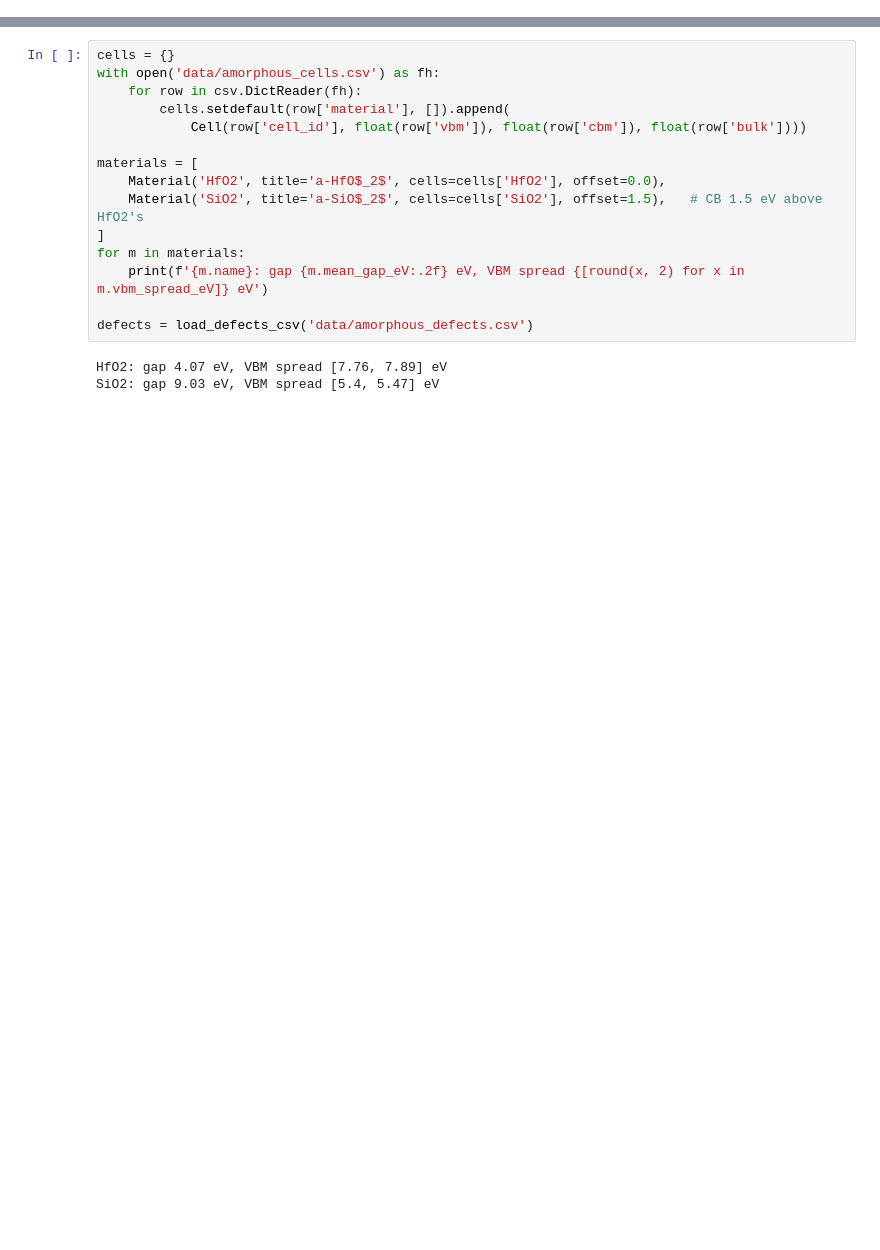
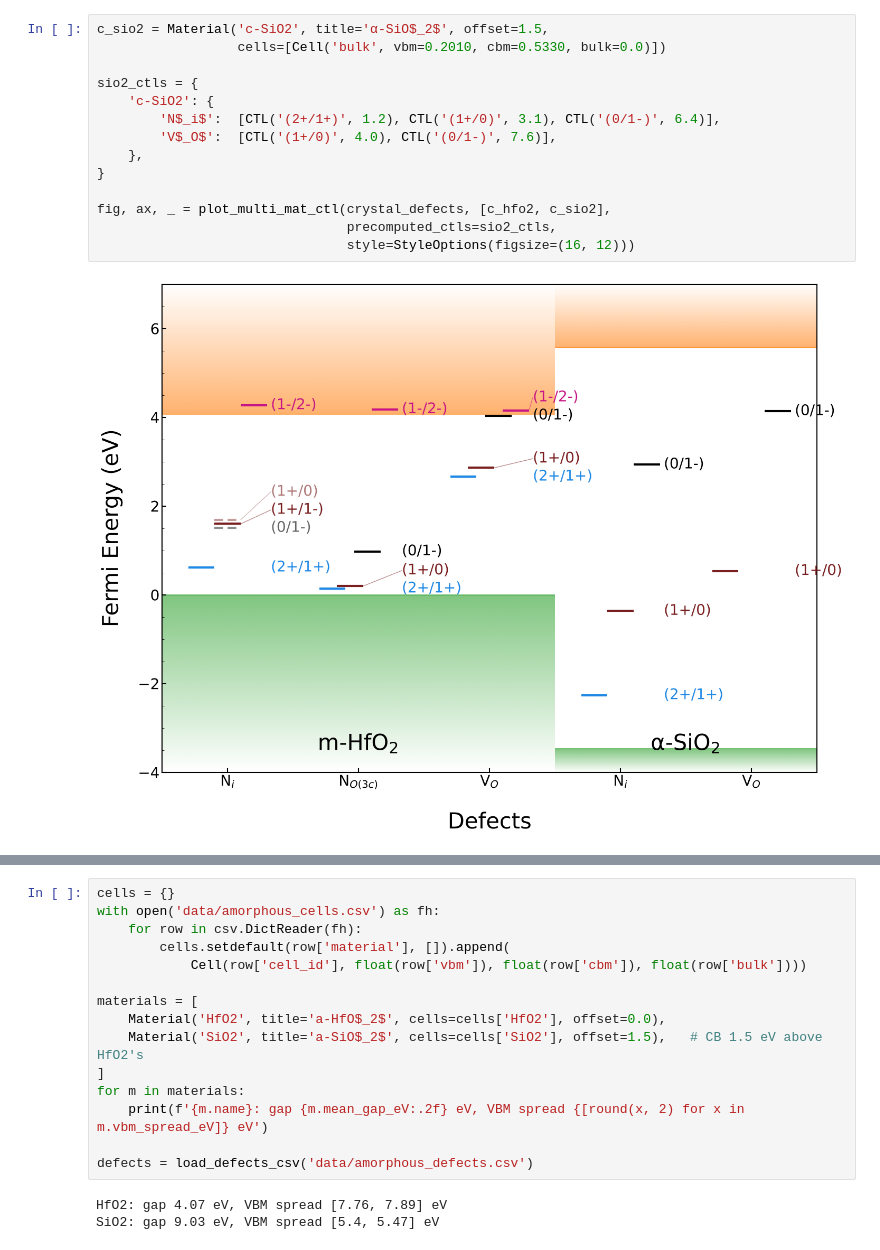
Before and after one commit to isaacmackley/cp2k_utils, a Jupyter notebook: example_scripts/plot_multi_mat_ctl.ipynb, the cells around one changed output, grey strips where cells are left out. Drawn from its saved outputs; the diff is of its cells as text; blank space fills up the shorter version.

```diff
--- a/example_scripts/plot_multi_mat_ctl.ipynb
+++ b/example_scripts/plot_multi_mat_ctl.ipynb
@@ -19 +66,17 @@ from cp2k_utils.ctl import (Cell, Material, CTL, FermiLevel, StyleOptions,
+# %%
+c_sio2 = Material('c-SiO2', title='α-SiO$_2$', offset=1.5,
+                  cells=[Cell('bulk', vbm=0.2010, cbm=0.5330, bulk=0.0)])
+
+sio2_ctls = {
+    'c-SiO2': {
+        'N$_i$':  [CTL('(2+/1+)', 1.2), CTL('(1+/0)', 3.1), CTL('(0/1-)', 6.4)],
+        'V$_O$':  [CTL('(1+/0)', 4.0), CTL('(0/1-)', 7.6)],
+    },
+}
+
+fig, ax, _ = plot_multi_mat_ctl(crystal_defects, [c_hfo2, c_sio2],
+                                precomputed_ctls=sio2_ctls,
+                                style=StyleOptions(figsize=(16, 12)))
+# %% [output]
+[figure, added]
 # %% [markdown]
```
Also changed, not shown: parts of 7 cells of this notebook, 14 other files.
